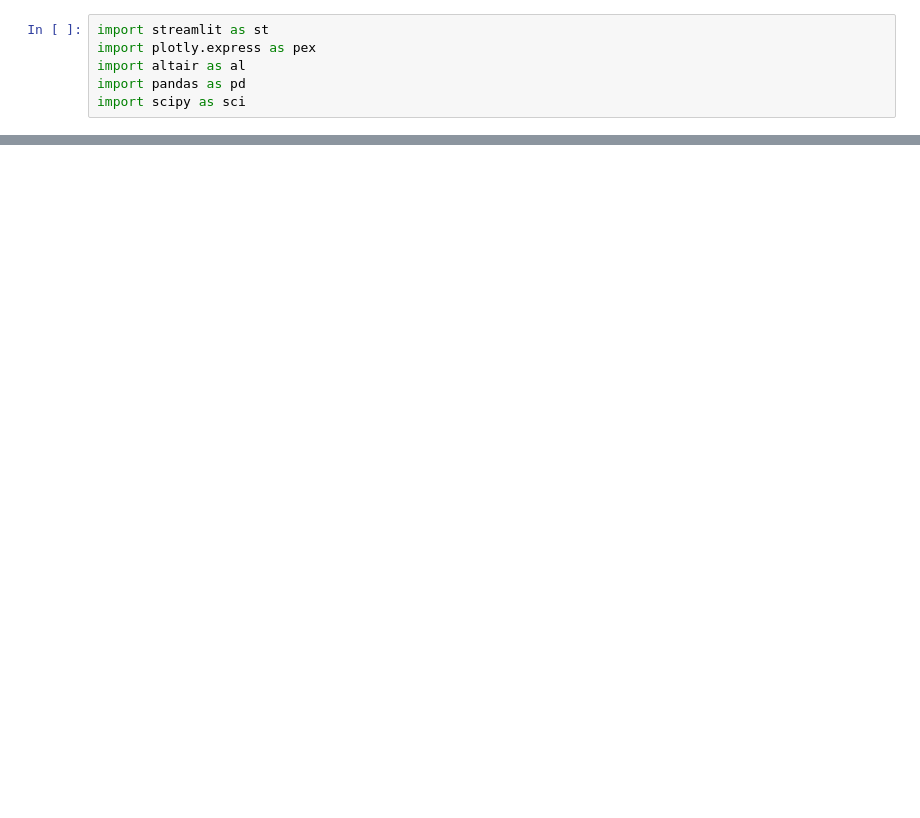
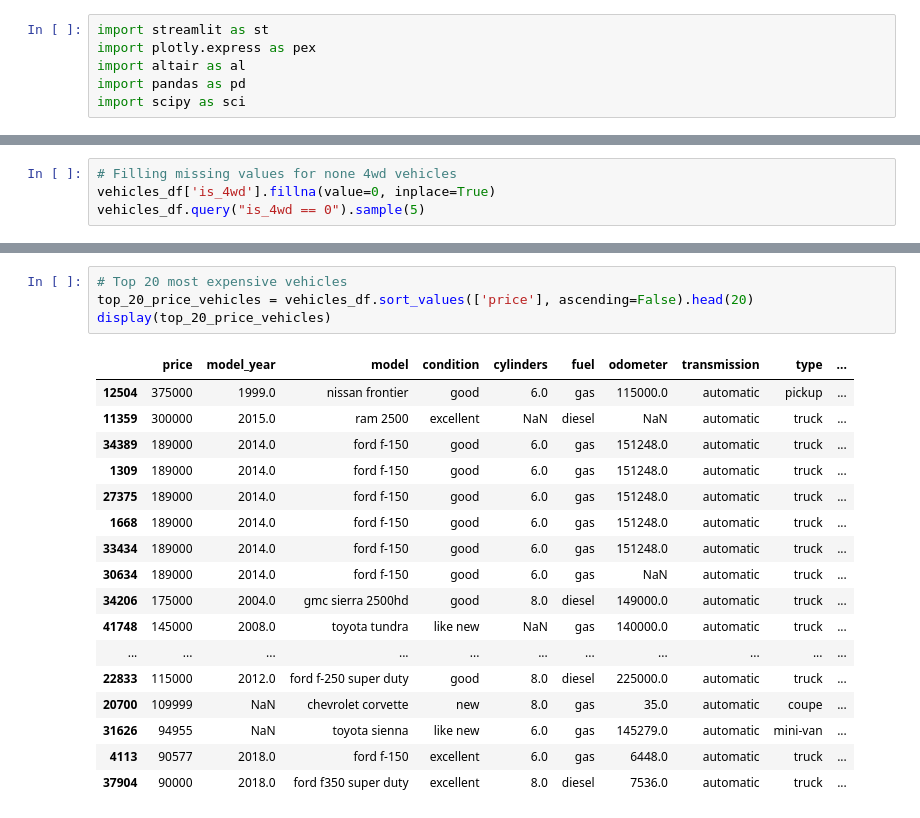
Before and after one commit to Barrett34/Sprint4Project, a Jupyter notebook: notebooks/EDA.ipynb, the cells around one changed output, grey strips where cells are left out. Drawn from its saved outputs; the diff is of its cells as text; blank space fills up the shorter version.

```diff
--- a/notebooks/EDA.ipynb
+++ b/notebooks/EDA.ipynb
@@ -19,0 +42,4 @@ cars_ad.describe()
+# %%
+# Filling missing values for none 4wd vehicles
+vehicles_df['is_4wd'].fillna(value=0, inplace=True)
+vehicles_df.query("is_4wd == 0").sample(5)
@@ -19,0 +53,22 @@ cars_ad.describe()
+# %%
+# Top 20 most expensive vehicles
+top_20_price_vehicles = vehicles_df.sort_values(['price'], ascending=False).head(20)
+display(top_20_price_vehicles)
+# %% [output]
+|  | price | model_year | model | condition | cylinders | fuel | odometer | transmission | type | ... |
+| 12504 | 375000 | 1999.0 | nissan frontier | good | 6.0 | gas | 115000.0 | automatic | pickup | ... |
+| 11359 | 300000 | 2015.0 | ram 2500 | excellent | NaN | diesel | NaN | automatic | truck | ... |
+| 34389 | 189000 | 2014.0 | ford f-150 | good | 6.0 | gas | 151248.0 | automatic | truck | ... |
+| 1309 | 189000 | 2014.0 | ford f-150 | good | 6.0 | gas | 151248.0 | automatic | truck | ... |
+| 27375 | 189000 | 2014.0 | ford f-150 | good | 6.0 | gas | 151248.0 | automatic | truck | ... |
+| 1668 | 189000 | 2014.0 | ford f-150 | good | 6.0 | gas | 151248.0 | automatic | truck | ... |
+| 33434 | 189000 | 2014.0 | ford f-150 | good | 6.0 | gas | 151248.0 | automatic | truck | ... |
+| 30634 | 189000 | 2014.0 | ford f-150 | good | 6.0 | gas | NaN | automatic | truck | ... |
+| 34206 | 175000 | 2004.0 | gmc sierra 2500hd | good | 8.0 | diesel | 149000.0 | automatic | truck | ... |
+| 41748 | 145000 | 2008.0 | toyota tundra | like new | NaN | gas | 140000.0 | automatic | truck | ... |
+| ... | ... | ... | ... | ... | ... | ... | ... | ... | ... | ... |
+| 22833 | 115000 | 2012.0 | ford f-250 super duty | good | 8.0 | diesel | 225000.0 | automatic | truck | ... |
+| 20700 | 109999 | NaN | chevrolet corvette | new | 8.0 | gas | 35.0 | automatic | coupe | ... |
+| 31626 | 94955 | NaN | toyota sienna | like new | 6.0 | gas | 145279.0 | automatic | mini-van | ... |
+| 4113 | 90577 | 2018.0 | ford f-150 | excellent | 6.0 | gas | 6448.0 | automatic | truck | ... |
+| 37904 | 90000 | 2018.0 | ford f350 super duty | excellent | 8.0 | diesel | 7536.0 | automatic | truck | ... |
```
Also changed, not shown: parts of 10 cells of this notebook, 1 other file.
